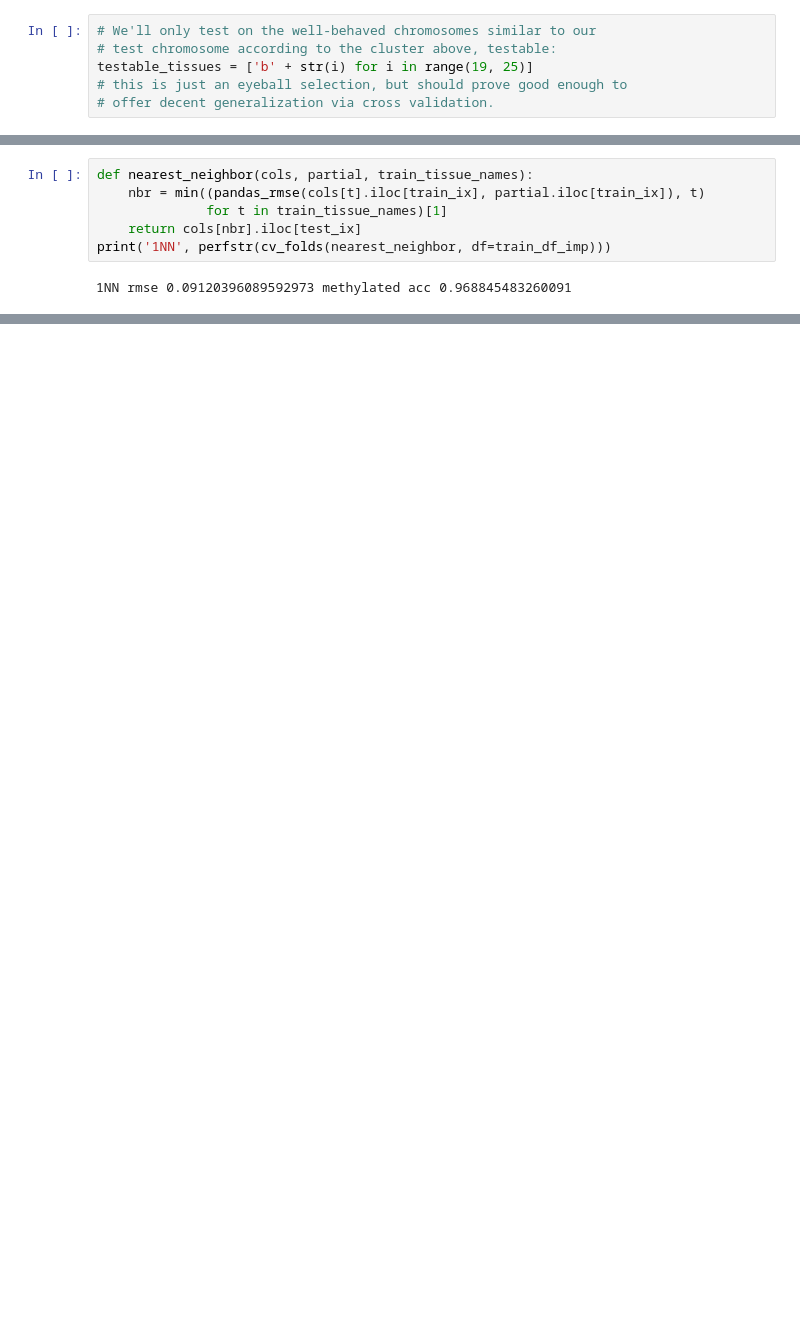
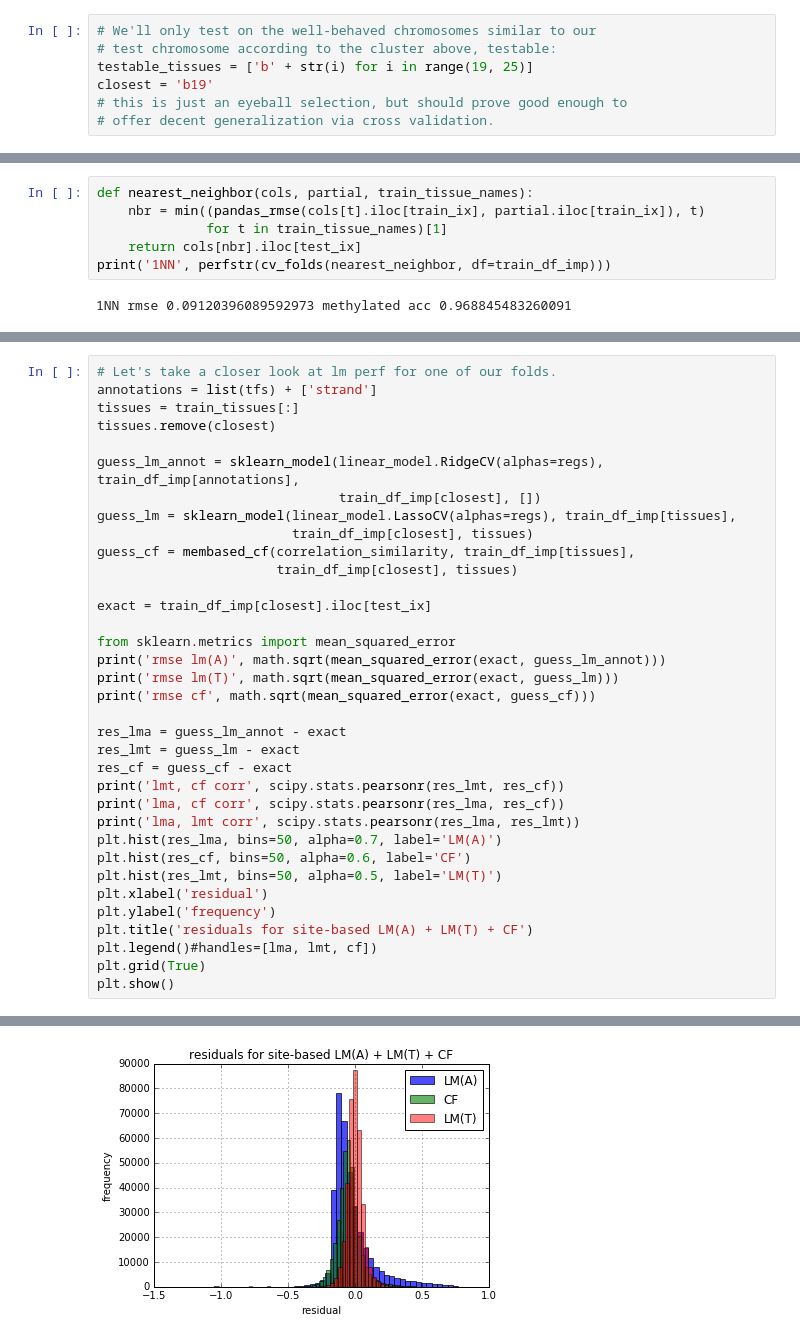
Before and after one commit to PrincetonUniversity/methyl-cluster, a Jupyter notebook: vyf_hw2.ipynb, the cells around one changed output, grey strips where cells are left out. Drawn from its saved outputs; the diff is of its cells as text; blank space fills up the shorter version.

```diff
--- a/vyf_hw2.ipynb
+++ b/vyf_hw2.ipynb
@@ -260,6 +261,7 @@ closest to test sample based on training data: 19
 # We'll only test on the well-behaved chromosomes similar to our
 # test chromosome according to the cluster above, testable:
 testable_tissues = ['b' + str(i) for i in range(19, 25)]
+closest = 'b19'
 # this is just an eyeball selection, but should prove good enough to
 # offer decent generalization via cross validation.
 # %%
@@ -448,0 +456,36 @@ print(ro.r('sqrt(mean((' + rpred + '-' + rexact + ') ^ 2))'))
+# %%
+# Let's take a closer look at lm perf for one of our folds.
+annotations = list(tfs) + ['strand']
+tissues = train_tissues[:]
+tissues.remove(closest)
+
+guess_lm_annot = sklearn_model(linear_model.RidgeCV(alphas=regs), train_df_imp[annotations],
+                               train_df_imp[closest], [])
+guess_lm = sklearn_model(linear_model.LassoCV(alphas=regs), train_df_imp[tissues],
+                         train_df_imp[closest], tissues)
+guess_cf = membased_cf(correlation_similarity, train_df_imp[tissues],
+                       train_df_imp[closest], tissues)
+
+exact = train_df_imp[closest].iloc[test_ix]
+
+from sklearn.metrics import mean_squared_error
+print('rmse lm(A)', math.sqrt(mean_squared_error(exact, guess_lm_annot)))
+print('rmse lm(T)', math.sqrt(mean_squared_error(exact, guess_lm)))
+print('rmse cf', math.sqrt(mean_squared_error(exact, guess_cf)))
+
+res_lma = guess_lm_annot - exact
+res_lmt = guess_lm - exact
+res_cf = guess_cf - exact
+print('lmt, cf corr', scipy.stats.pearsonr(res_lmt, res_cf))
+print('lma, cf corr', scipy.stats.pearsonr(res_lma, res_cf))
+print('lma, lmt corr', scipy.stats.pearsonr(res_lma, res_lmt))
+plt.hist(res_lma, bins=50, alpha=0.7, label='LM(A)')
+plt.hist(res_cf, bins=50, alpha=0.6, label='CF')
+plt.hist(res_lmt, bins=50, alpha=0.5, label='LM(T)')
+plt.xlabel('residual')
+plt.ylabel('frequency')
+plt.title('residuals for site-based LM(A) + LM(T) + CF')
+plt.legend()#handles=[lma, lmt, cf])
+plt.grid(True)
+plt.show()
+# %% [output]
@@ -448,0 +498 @@ print(ro.r('sqrt(mean((' + rpred + '-' + rexact + ') ^ 2))'))
+[figure, added]
```
Also changed, not shown: parts of 19 cells of this notebook, 2 other files.
